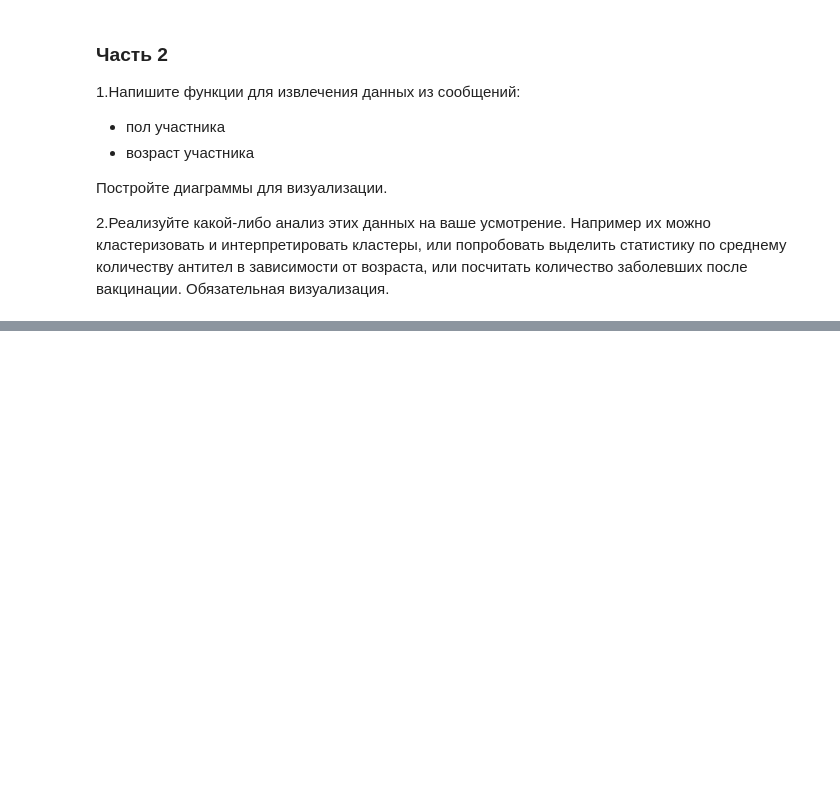
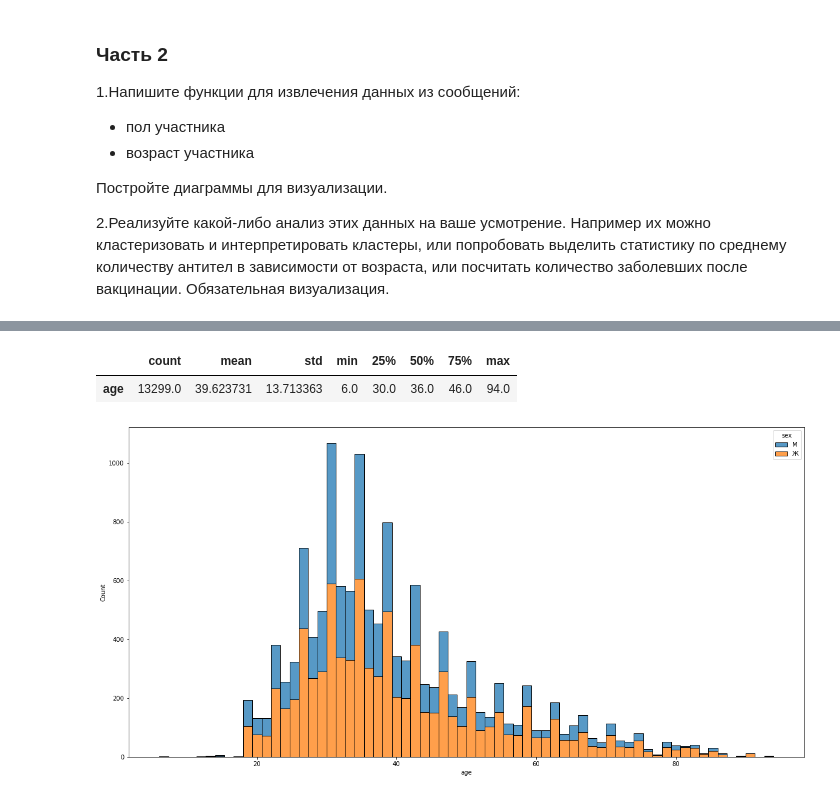
Before and after one commit to sabal202/classification-2021, a Jupyter notebook: tasks/Task_5.ipynb, the cells around one changed output, grey strips where cells are left out. Cells and saved outputs as stored; diff of their text form; code cells hidden in the pictures; blank space fills up the shorter version.

```diff
--- a/tasks/Task_5.ipynb
+++ b/tasks/Task_5.ipynb
@@ -3,0 +17,3 @@
+# %%
+offset = datetime.timedelta(hours=3)
+tz = datetime.timezone(offset, name='МСК')
@@ -12,0 +156,6 @@
+# %%
+df = df.dropna(subset=['age'])
+df['age'] = df['age'].astype(int)
+df = df.query("5 < age < 100")
+# df['sex0'] = df['sex'].map({'М': 1, "Ж": 0})
+df = df.reset_index(drop=True)
@@ -12,0 +223,10 @@
+# %%
+df.age.describe().to_frame().T
+# %% [output]
+|  | count | mean | std | min | 25% | 50% | 75% | max |
+| age | 13299.0 | 39.623731 | 13.713363 | 6.0 | 30.0 | 36.0 | 46.0 | 94.0 |
+# %%
+fig, ax = plt.subplots(figsize=(20, 10))
+_ = sns.histplot(df, x='age', hue='sex', multiple='stack', ax=ax)
+# %% [output]
+[figure, added]
```
Also changed, not shown: parts of 19 cells of this notebook, 3 other files.
